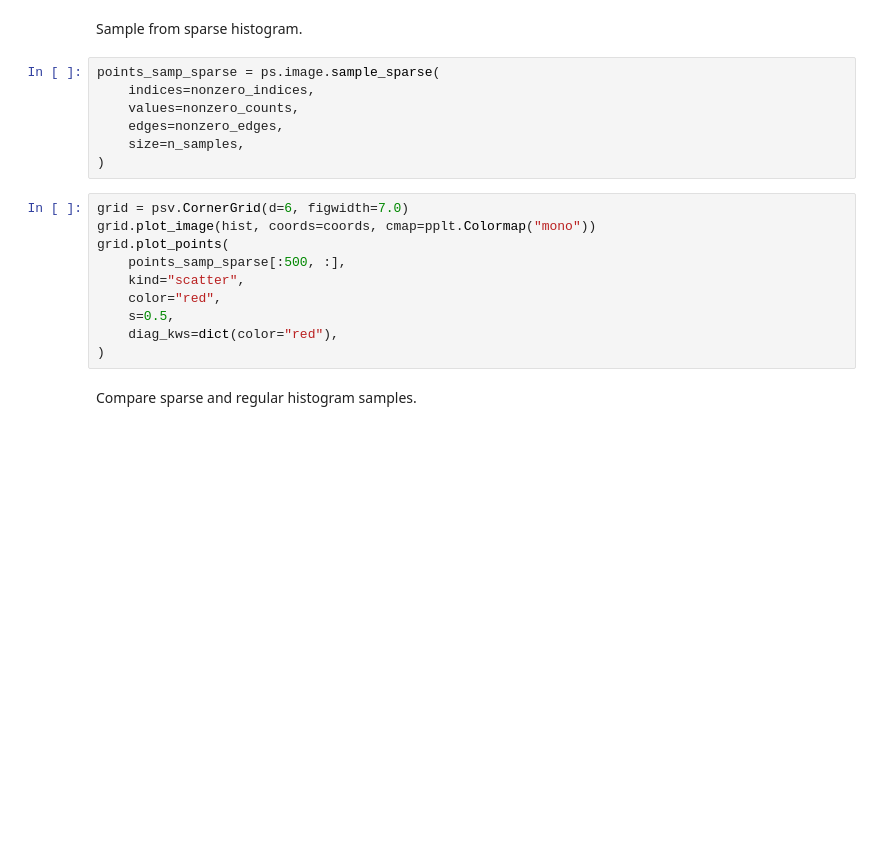
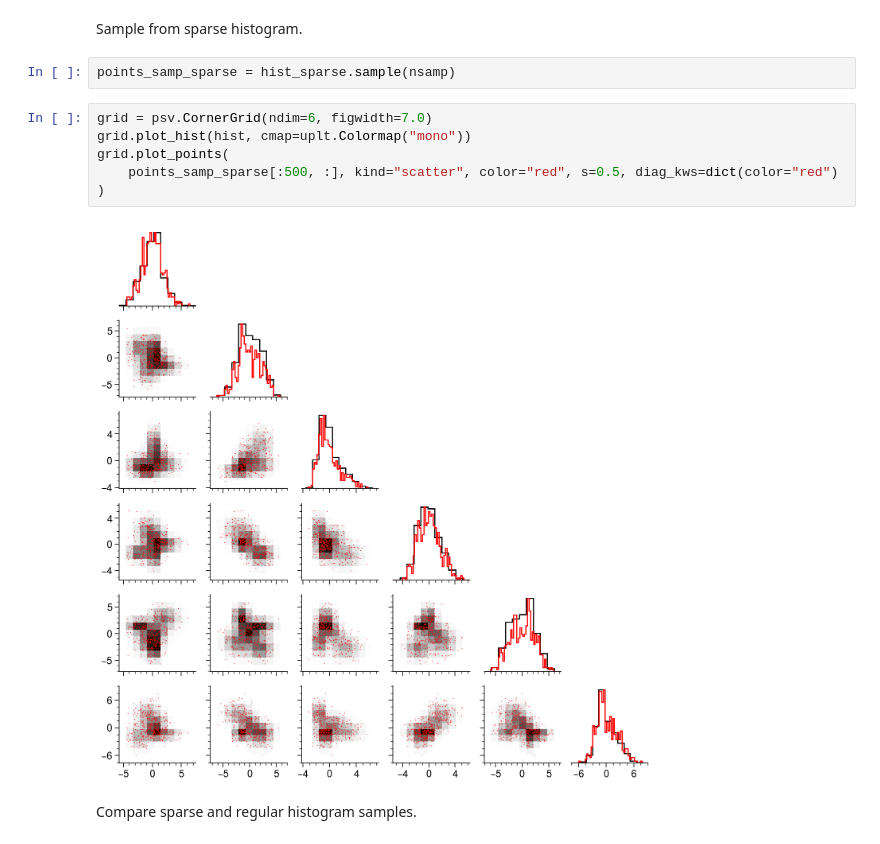
Before and after one commit to austin-hoover/ps-dist, a Jupyter notebook: examples/hist.ipynb, the cells around one changed output. Drawn from its saved outputs; the diff is of its cells as text; blank space fills up the shorter version.

```diff
--- a/examples/hist.ipynb
+++ b/examples/hist.ipynb
@@ -74,22 +79,15 @@ print("sparse_hist.size =", len(nonzero_counts))
 # %% [markdown]
 Sample from sparse histogram.
 # %%
-points_samp_sparse = ps.image.sample_sparse(
-    indices=nonzero_indices,
-    values=nonzero_counts,
-    edges=nonzero_edges,
-    size=n_samples,
-)
+points_samp_sparse = hist_sparse.sample(nsamp)
 # %%
-grid = psv.CornerGrid(d=6, figwidth=7.0)
-grid.plot_image(hist, coords=coords, cmap=pplt.Colormap("mono"))
+grid = psv.CornerGrid(ndim=6, figwidth=7.0)
+grid.plot_hist(hist, cmap=uplt.Colormap("mono"))
 grid.plot_points(
-    points_samp_sparse[:500, :],
-    kind="scatter",
-    color="red",
-    s=0.5,
-    diag_kws=dict(color="red"),
+    points_samp_sparse[:500, :], kind="scatter", color="red", s=0.5, diag_kws=dict(color="red")
 )
+# %% [output]
+[figure, added]
 # %% [markdown]
 Compare sparse and regular histogram samples.
 # %%
```
Also changed, not shown: parts of 9 cells of this notebook, 14 other files.
